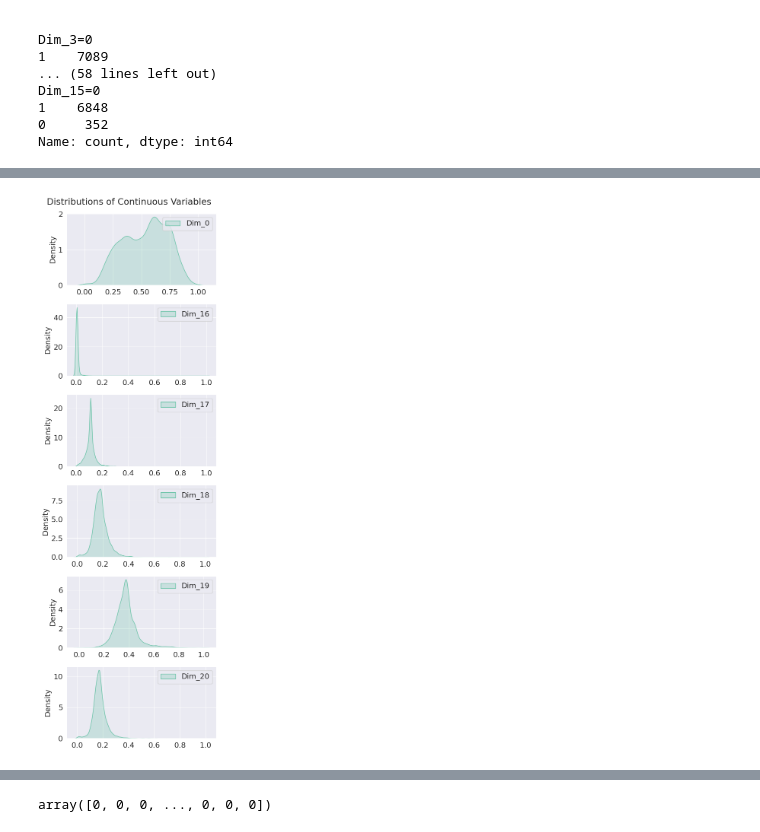
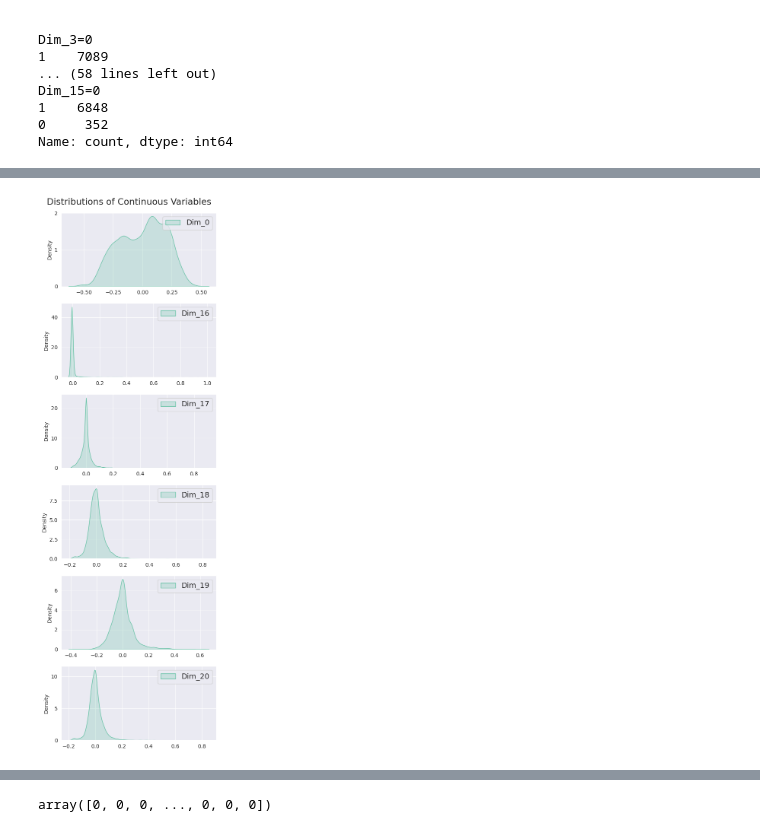
Before and after one commit to arcticronin/anomaly_detection, a Jupyter notebook: dataViz.ipynb, the cells around one changed output, grey strips where cells are left out. Saved outputs shown, nothing was run; the diff lists cells and outputs as text; code cells hidden in the pictures.

```diff
--- a/dataViz.ipynb
+++ b/dataViz.ipynb
@@ -97,24 +97,26 @@ Name: count, dtype: int64
 # %%
 # plotting distributions of continuous variables
 filtered_columns = [col for col in df.columns if col[-2:] != '=0']
+
+df[filtered_columns] -= df[filtered_columns].mean()
 
 # Set up a grid of subplots
 fig, axes = plt.subplots(6, 1, figsize=(5, 15))
 plt.rcParams.update({'font.size': 14})
 
 axes = axes.flatten() # used to simplify the iteration over the subplots
 for i, column in enumerate(filtered_columns):
     sns.kdeplot(df[column], fill=True, common_norm=False, label=f'{column}', ax=axes[i])
     axes[i].set_xlabel('')
     axes[i].set_ylabel('Density')
     axes[i].legend()
 
 fig.suptitle('Distributions of Continuous Variables')
 plt.tight_layout()
 # Show the plot
 plt.show()
 # %% [output]
-[figure, old version]
+[figure, new version]
 # %%
 utils.plot_3d_TSNE( df = preprocessing.load_dataset(),
                     dist_matrix=gower.gower_matrix(preprocessing.load_dataset()),
```
Also changed, not shown: parts of 1 cell of this notebook, 3 other files.
